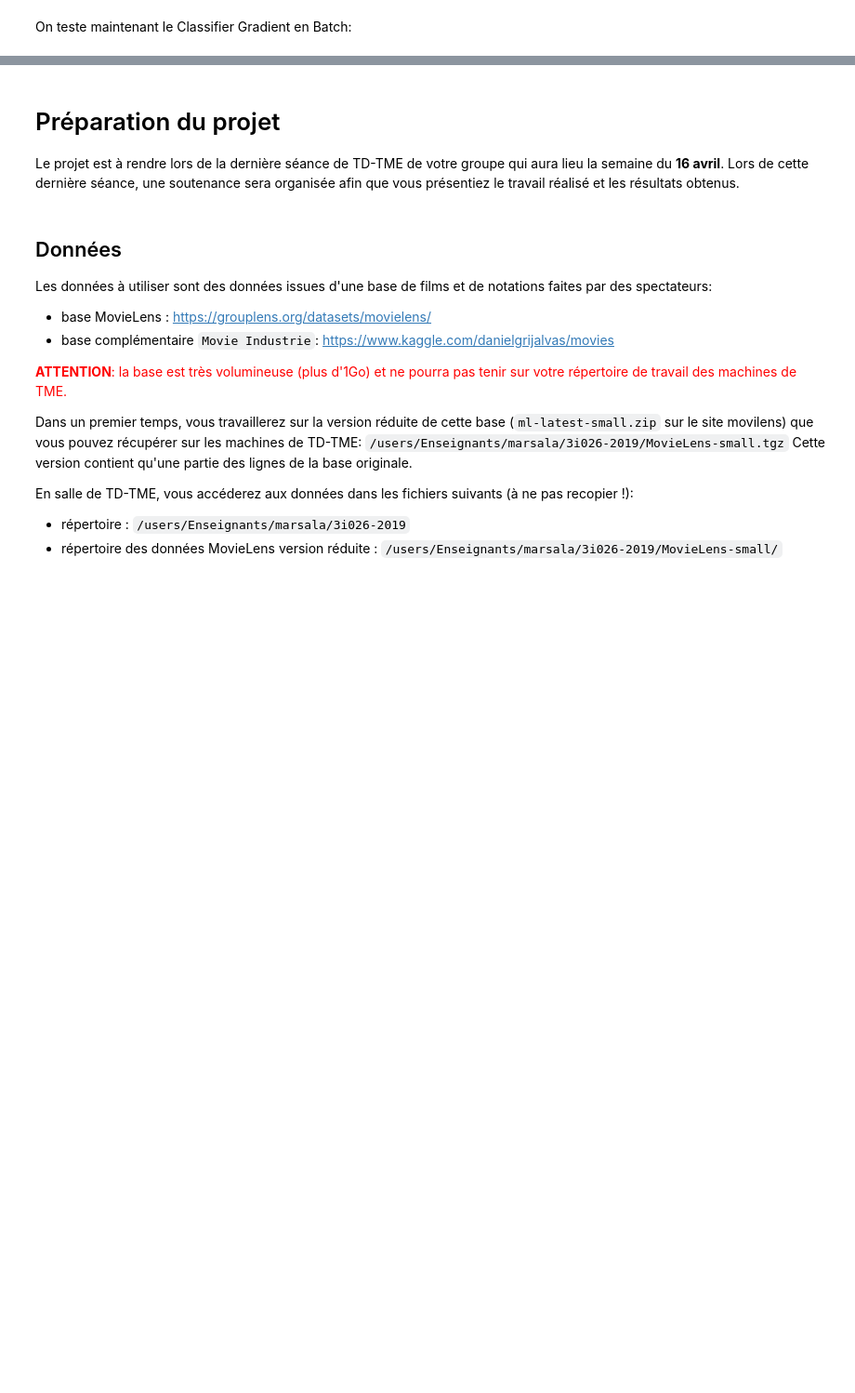
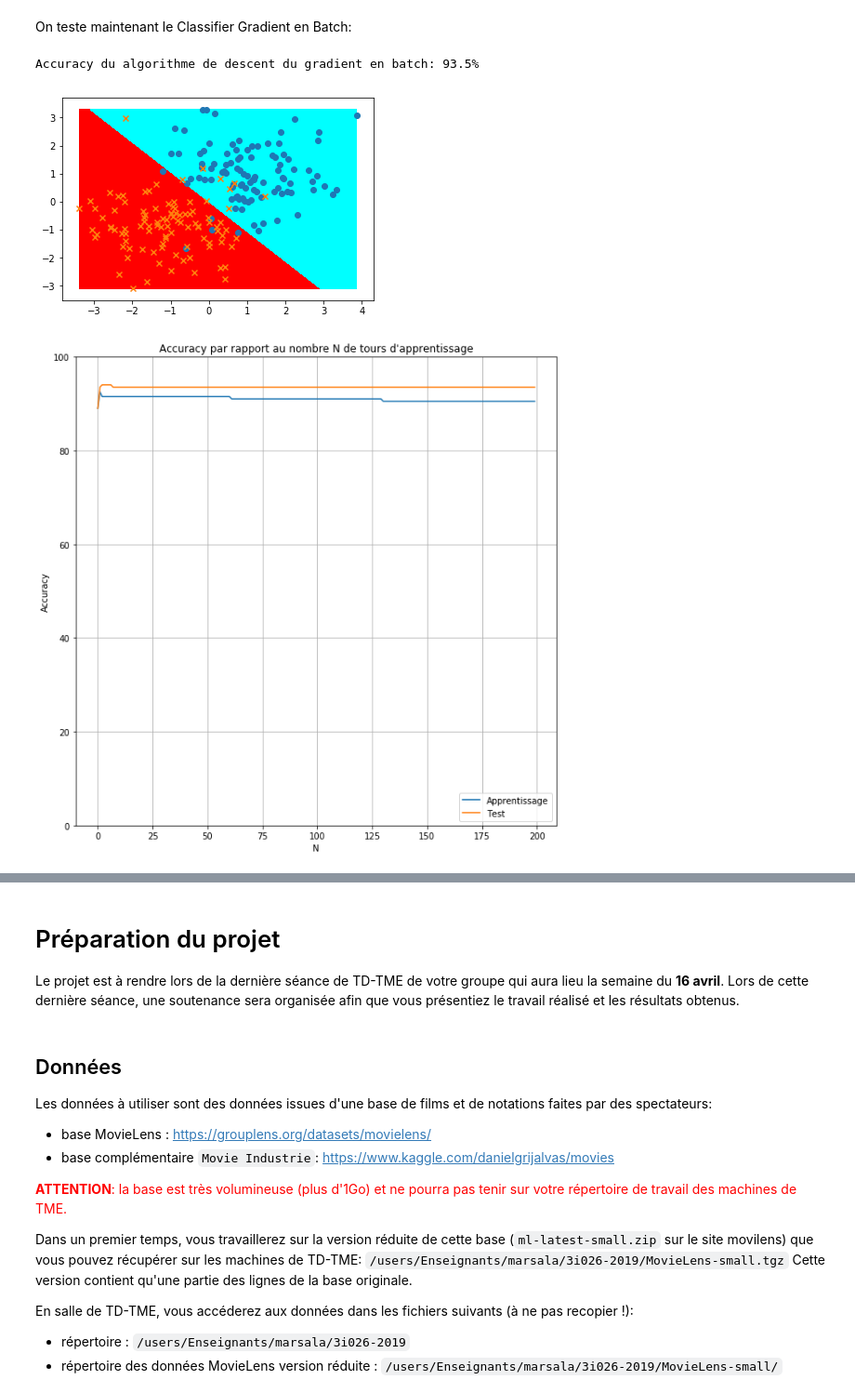
Before and after one commit to arianacarnielli/3I026, a Jupyter notebook: tme04/TME-04-Carnielli.ipynb, the cells around one changed output, grey strips where cells are left out. Shown: that part at 93% size. Cells and saved outputs as stored; diff of their text form; code cells hidden in the pictures; blank space fills up the shorter version.

```diff
--- a/tme04/TME-04-Carnielli.ipynb
+++ b/tme04/TME-04-Carnielli.ipynb
@@ -260,2 +319,57 @@ Accuracy du algorithme de descent du gradient stochastique: 92.0%
 # %% [markdown]
 On teste maintenant le Classifier Gradient en Batch:
+# %%
+grad2 = ClassifierGradientBatch(2, e)
+
+tab_acc_learn = np.zeros(N)
+tab_acc_test = np.zeros(N)
+tab_loss_learn = np.zeros(N)
+tab_loss_test = np.zeros(N)
+tab_w = np.empty((N, 2))
+
+for i in range(N):
+    tab_acc_learn[i] += grad2.accuracy(set_learn)
+    tab_acc_test[i] += grad2.accuracy(set_test)
+    tab_loss_learn[i] = grad2.loss(set_learn)
+    tab_loss_test[i] = grad2.loss(set_test)
+    tab_w[i, :] = grad2.w
+    grad2.train(set_learn)
+
+
+
+ut.plot_frontiere(set_test, grad2)
+ut.plot2DSet(set_test)
+print("Accuracy du algorithme de descent du gradient en batch: " + str(grad2.accuracy(set_test))+ "%")
+
+tab_N = np.arange(N)
+
+fig, ax = plt.subplots(figsize=(10, 10))
+ax.grid(True)
+ax.set_xlabel("N")
+ax.set_ylabel("Accuracy")
+ax.set_ylim([0, 100])
+ax.plot(tab_N, tab_acc_learn, label = 'Apprentissage')
+ax.plot(tab_N, tab_acc_test, label = 'Test')
+
+ax.legend(loc = "lower right")
+ax.set_title("Accuracy par rapport au nombre N de tours d'apprentissage")
+
+
+fig, cx = plt.subplots(figsize=(10, 10))
+cx.grid(True)
+cx.set_xlabel("N")
+cx.set_ylabel("Loss")
+cx.plot(tab_N, tab_loss_learn, label = 'Apprentissage')
+cx.plot(tab_N, tab_loss_test, label = 'Test')
+
+cx.legend(loc = "lower right")
+cx.set_title("Loss par rapport au nombre N de tours d'apprentissage")
+
+
+fig, bx = plt.subplots(figsize=(10, 10))
+bx.grid(True)
+bx.plot(tab_w[:, 0], tab_w[:, 1], label = 'w');
+# %% [output]
+Accuracy du algorithme de descent du gradient en batch: 93.5%
+[figure, added]
+[figure, added]
```
Also changed, not shown: parts of 19 cells of this notebook.
